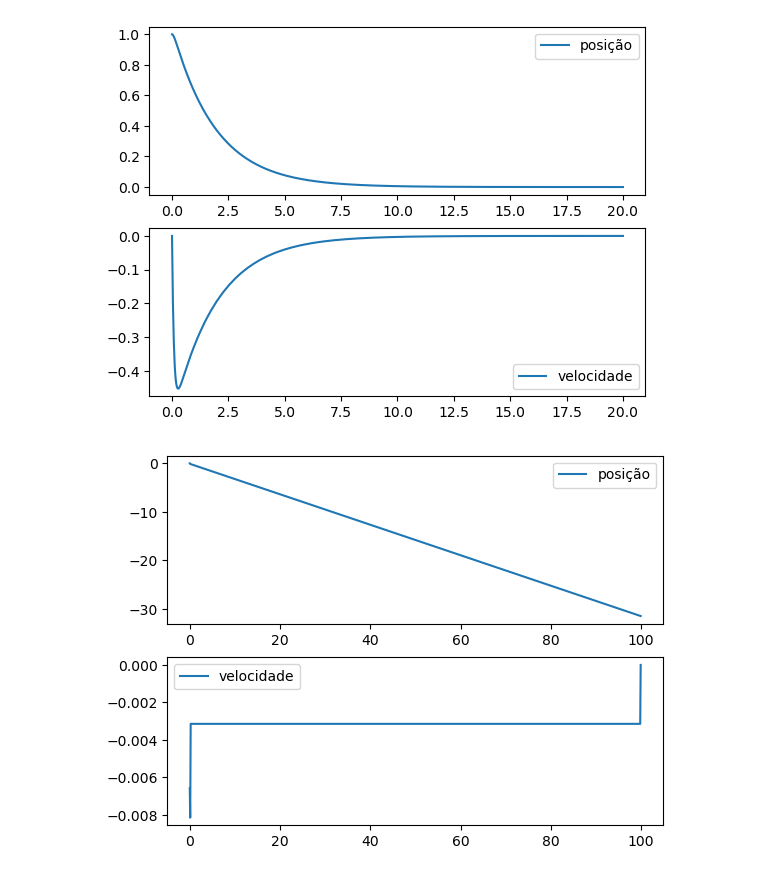
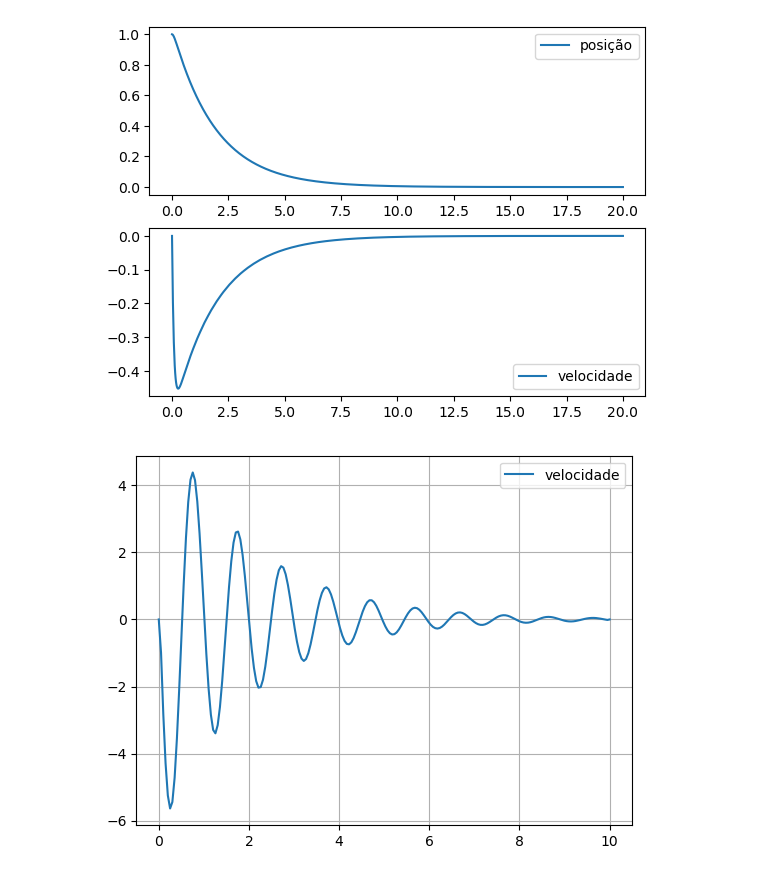
Before and after one commit to Rogerio-buso/Fisica-Computacional, a Jupyter notebook: Atividade 5/oscilador.ipynb, the cells around one changed output. Saved outputs shown, nothing was run; the diff lists cells and outputs as text; code cells hidden in the pictures.

```diff
--- a/Atividade 5/oscilador.ipynb
+++ b/Atividade 5/oscilador.ipynb
@@ -34,34 +34,33 @@ plt.show()
 # %%
 '''
 Método de Verlet
 '''
 import numpy as np
 import matplotlib.pyplot as plt
 
-x = np.zeros(1000)
-v = np.zeros(1000)
-v[0] = 1
-t = np.zeros(1000)
-dt = 0.1
-y = np.array([1, 0])
+tempo = np.linspace(0, 10, 200)
+dt = tempo[1] - tempo[0]
+x = np.ones(len(tempo))
+v = np.zeros(len(tempo))
+v0 = 0
+x0 = 1
+w = 2*np.pi
+b = 1
 
-def a(y, w, b):
-  a = (- w*y[0] - b*y[1])
-  return a
+def a(x, v, w, b):
+  f = -(w**2)*x - b*v
+  return f
 
-for i in range (0, len(x) - 1):
-    x[i+1] = x[i] - v[i] * dt + (a(y, 2*np.pi, 1) * (dt**2) * 0.5)
-    v[i] = (x[i+1] - x[i-1]) * 0.5 * dt
-    t[i+1] = t[i] + dt
+x[1] = x0 + v0*dt + 0.5*a(x0, v0, w, b)*dt**2
 
-plt.subplot(211)
-plt.plot(t, x, label='posição')
+for i in range(1, len(tempo)-1):
+  v[i] = (x[i] - x[i-1])/dt
+  x[i+1] = 2*x[i] - x[i-1] + a(x[i], v[i], w, b)*(dt**2)
+
+#plt.plot(tempo, x, label='posição')
+plt.plot(tempo, v, label='velocidade')
 plt.legend()
-
-plt.subplot(212)
-plt.plot(t, v, label='velocidade')
-plt.legend()
-
+plt.grid()
 plt.show()
 # %% [output]
-[figure, old version]
+[figure, new version]
```
Also changed, not shown: 1 other file.
